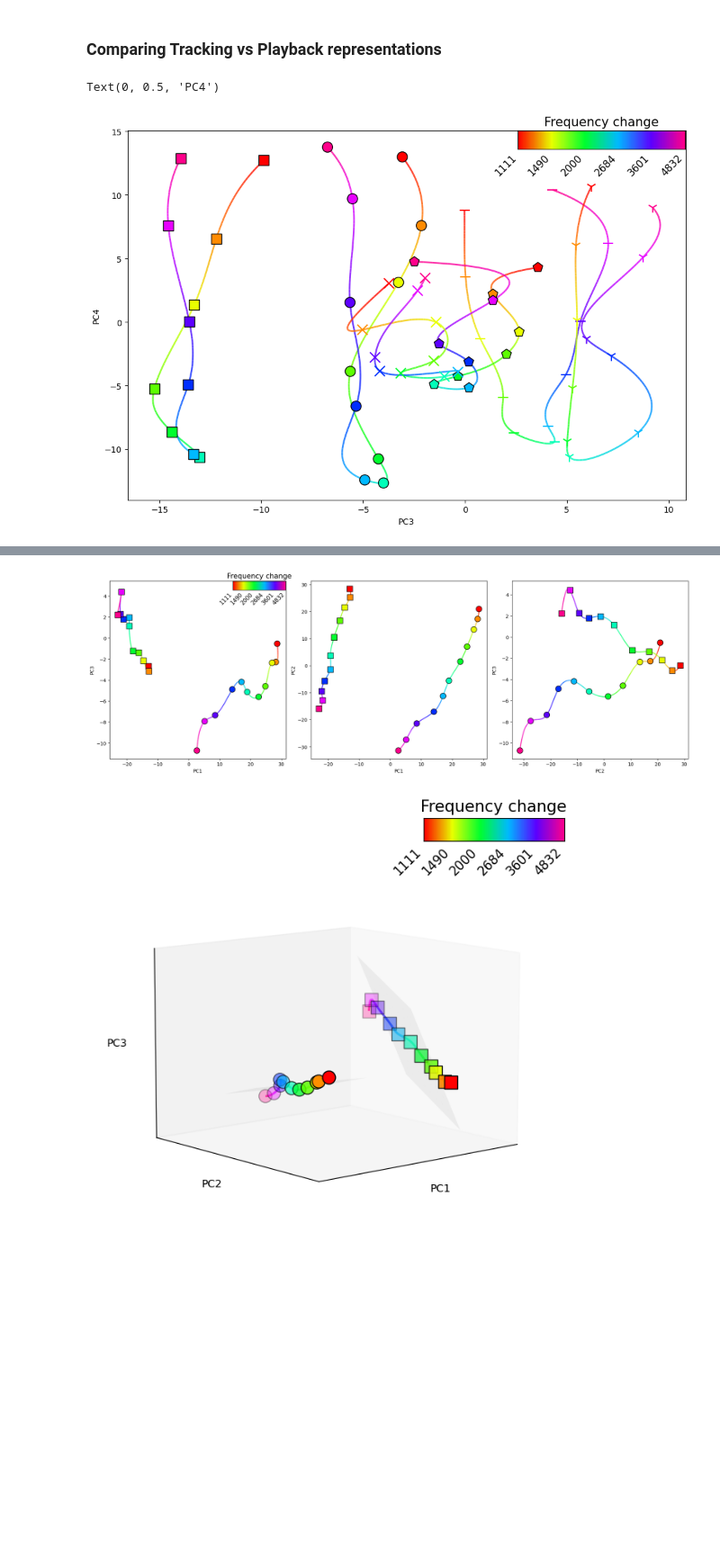
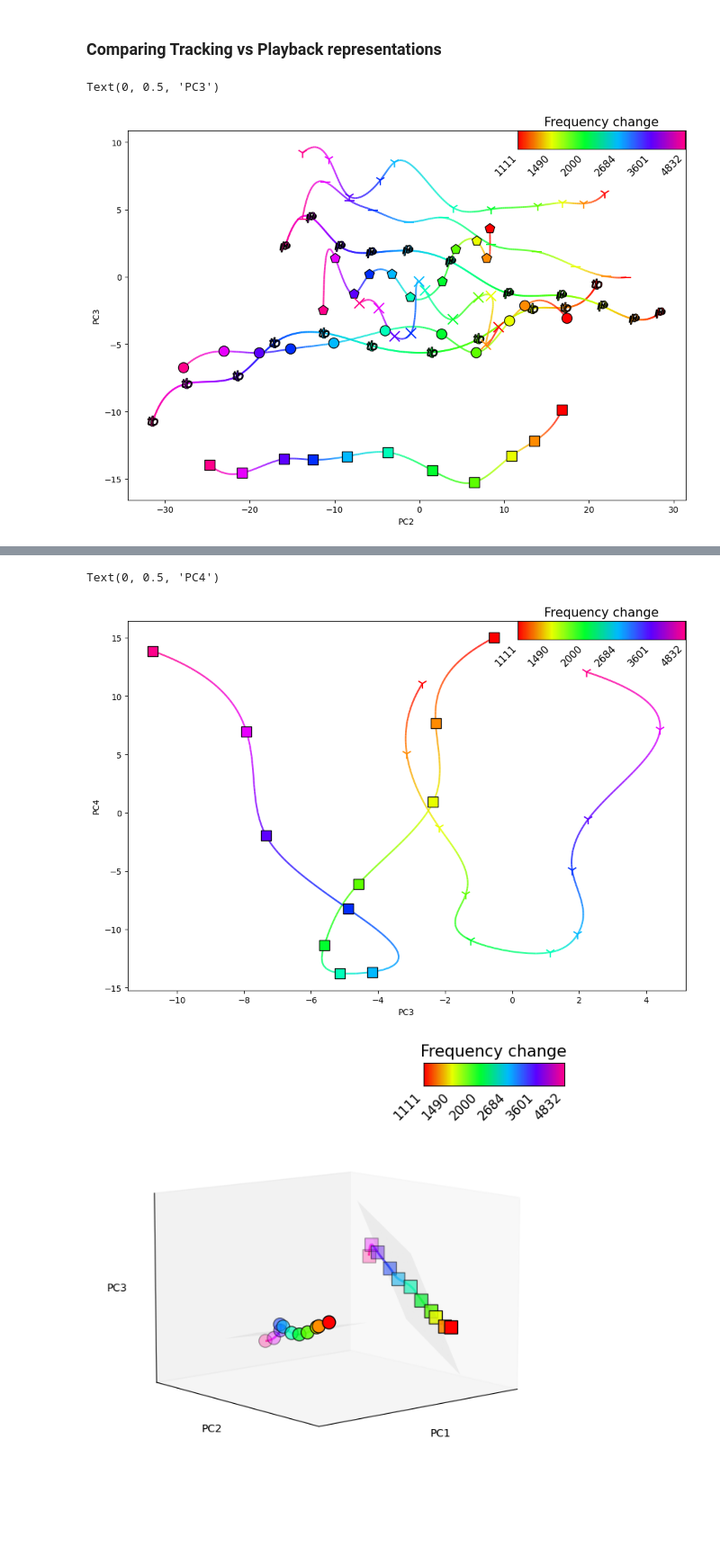
Before and after one commit to felicielevinton/PMCA1, a Jupyter notebook: Auditory_speed.ipynb, the cells around one changed output, grey strips where cells are left out. Shown: that part at 90% size. Cells and saved outputs as stored; diff of their text form; code cells hidden in the pictures; blank space fills up the shorter version.

Commit message:
Add files via upload
ici je fais une PCA sur toutes les données sans information de vitesse puis on divise en bin de vitesse pour voir

```diff
--- a/Auditory_speed.ipynb
+++ b/Auditory_speed.ipynb
@@ -722,3 +717,0 @@ original_traj_mat_flat.shape
-# %%
-n_samples, n_time, n_features = original_traj_mat_all.shape
-print(n_samples, n_time, n_features)
@@ -1022,8 +1013,7 @@ ax = fig.add_subplot(111)
 for i in range(len(traj_toplot)) :
     draw_traj(traj_toplot[i][:,:2],ax,cmaps[i])
 """
-
-comp =[2,3]
+comp = [1,2]
 
 colors = get_hsv_colors(len(traj_PC_track_0))
 nb_times = len(traj_PC_pb_0[0])
@@ -1031,6 +1021,11 @@ nb_times = len(traj_PC_pb_0[0])
 #ax.scatter(traj_track[:,nb_times//3,0],traj_track[:,nb_times//3,1],c=colors,s=100)
 #ax.scatter(traj_PC_pb[:,-1,1],traj_PC_pb[:,-1,2],c=colors,s=100)
 add_inset_phase_legend(ax, colors[::2],tick_labels=traj_df_track['label'].to_numpy().astype(int)[::2])
+
+
+plot_gradient_curve(traj_PC_track[:,nb_times//3,comp],colors, ax, marker = '$t$')
+plot_gradient_curve(traj_PC_pb[:,nb_times//3,comp],colors, ax, marker = '$p$')
+
 plot_gradient_curve(traj_PC_track_0[:,nb_times//3,comp],colors, ax)
 
 plot_gradient_curve(traj_PC_pb_0[:,nb_times//3,comp],colors, ax, marker='_')
@@ -1045,8 +1040,8 @@ plot_gradient_curve(traj_PC_pb_2[:,nb_times//3,comp],colors, ax, marker='x')
 ax.set_xlabel(f'PC{comp[0]+1}')
 ax.set_ylabel(f'PC{comp[1]+1}')
 # %% [output]
-Text(0, 0.5, 'PC4')
+Text(0, 0.5, 'PC3')
-[figure, old version]
+[figure, new version]
 # %%
 traj_PC_pb_0
 # %% [output]
@@ -1068,38 +1063,39 @@ array([[[-10.73327096,  20.74268873,  -6.03212334, ...,  -5.50774853,
         [-17.63277593, -12.29367104,  -1.68938647, ...,  -5.81017925,
           -0.83782346,   0.09923678]]])
 # %%
+ #comparer la projection de traj_PC_track avec traj_PC_track_original et traj_PC_pb avec traj_PC_pb_original
+
 cmaps = create_white_to_color_colormaps(n_colors=16)
 
-fig, axes = plt.subplots(1, 3, figsize=(18, 6))
+fig=plt.figure(figsize=(12,8))
+#ax = fig.add_subplot(111, projection='3d')
+ax = fig.add_subplot(111)
 
-traj_pb = traj_PC_pb
-traj_track = traj_PC_track
+"""
+for i in range(len(traj_toplot)) :
+    draw_traj(traj_toplot[i][:,:2],ax,cmaps[i])
+"""
 
-colors = get_hsv_colors(len(traj_pb))
-nb_times = len(traj_pb[0])
+comp =[2,3]
 
-# Couples de PC à tracer
-comps = [[0, 2], [0, 1], [1, 2]]
+colors = get_hsv_colors(len(traj_PC_track_0))
+nb_times = len(traj_PC_pb_0[0])
 
-for ax, comp in zip(axes, comps):
-    # Légende phase (uniquement sur le premier subplot pour ne pas surcharger)
-    if comp == [0, 2]:
-        add_inset_phase_legend(ax, colors[::2],
-                               tick_labels=traj_df_track['label'].to_numpy().astype(int)[::2])
+#ax.scatter(traj_track[:,nb_times//3,0],traj_track[:,nb_times//3,1],c=colors,s=100)
+#ax.scatter(traj_PC_pb[:,-1,1],traj_PC_pb[:,-1,2],c=colors,s=100)
+add_inset_phase_legend(ax, colors[::2],tick_labels=traj_df_track['label'].to_numpy().astype(int)[::2])
+#plot_gradient_curve(traj_PC_track_original[:,nb_times//3,comp],colors, ax)
 
-    # Courbes tracking
-    plot_gradient_curve(traj_track[:, nb_times//3, comp], colors, ax)
-    # Courbes playback
-    plot_gradient_curve(traj_pb[:, nb_times//3, comp], colors, ax, marker='s')
+#plot_gradient_curve(traj_PC_pb_original[:,nb_times//3,comp],colors, ax, marker='_')
 
-    # Labels
-    ax.set_xlabel(f'PC{comp[0]+1}')
-    ax.set_ylabel(f'PC{comp[1]+1}')
+plot_gradient_curve(traj_PC_track[:,nb_times//3,comp],colors, ax, marker='s')
+plot_gradient_curve(traj_PC_pb[:,nb_times//3,comp],colors, ax, marker='1')
 
-plt.tight_layout()
-plt.show()
+ax.set_xlabel(f'PC{comp[0]+1}')
+ax.set_ylabel(f'PC{comp[1]+1}')
 # %% [output]
+Text(0, 0.5, 'PC4')
-[figure, old version]
+[figure, new version]
 # %%
 import numpy as np
 import matplotlib.pyplot as plt
```
Also changed, not shown: parts of 3 cells of this notebook.
